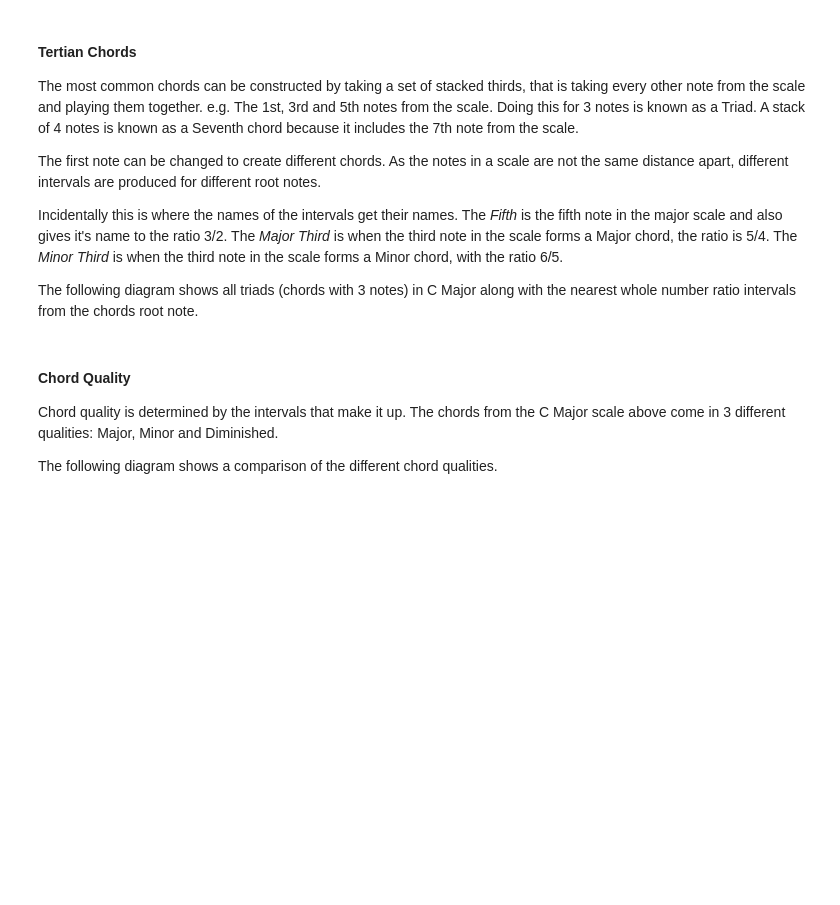
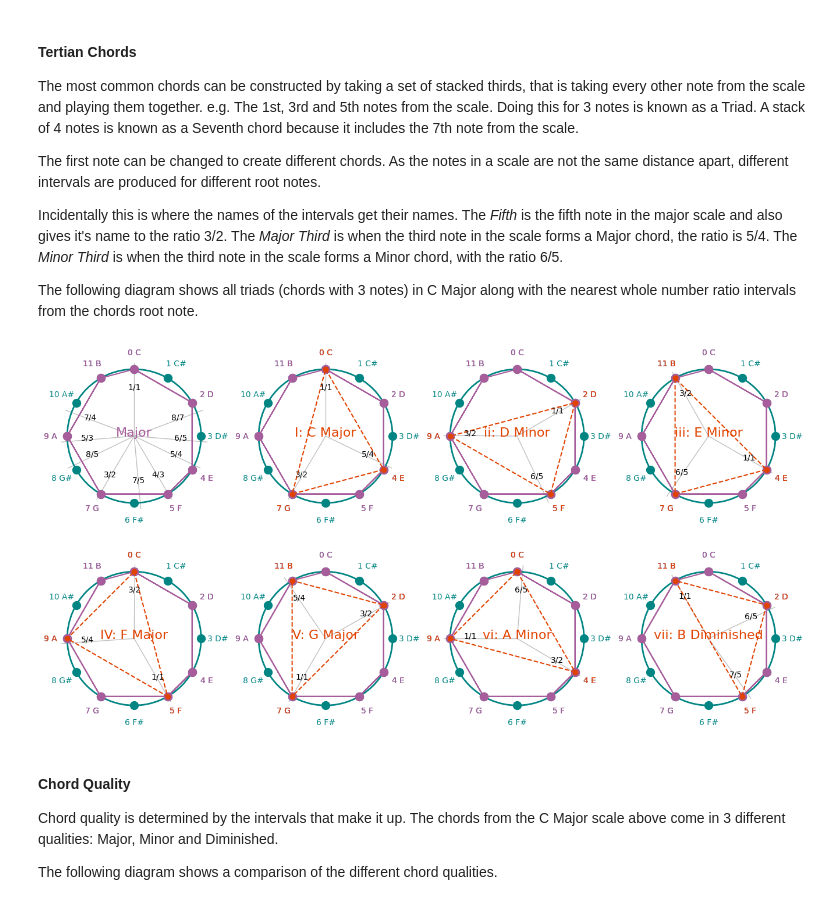
Before and after one commit to pigatron-industries/xen_quantizer, a Jupyter notebook: python/Scales_12EDO.ipynb, the cells around one changed output. Saved outputs shown, nothing was run; the diff lists cells and outputs as text; code cells hidden in the pictures; blank space fills up the shorter version.

```diff
--- a/python/Scales_12EDO.ipynb
+++ b/python/Scales_12EDO.ipynb
@@ -82,7 +87,7 @@ Incidentally this is where the names of the intervals get their names. The *Fift
 
 The following diagram shows all triads (chords with 3 notes) in C Major along with the nearest whole number ratio intervals from the chords root note.
 # %%
-chord_triad = tuning.Chord(scale_major, [0, 2, 4])
+chord_triad = Chord(scale_major, [0, 2, 4])
 
 plot = tuningplot.TuningPolarPlot(4, 4, 2, 8)
 plot.plotTuning(tuning_12edo)
@@ -97,33 +102,35 @@ plot.plot()
 plot.plotTuning(tuning_12edo)
 plot.plotScale(scale_major, 0, 2, "", True)
 plot.plotChord(chord_triad, 1, "ii: D Minor")
 plot.plotRatios([(1, 1), (3, 2), (6, 5)], 2/12)
 plot.plot()
 plot.plotTuning(tuning_12edo)
 plot.plotScale(scale_major, 0, 2, "", True)
 plot.plotChord(chord_triad, 2, "iii: E Minor")
 plot.plotRatios([(1, 1), (3, 2), (6, 5)], 4/12)
 plot.plot()
 plot.plotTuning(tuning_12edo)
 plot.plotScale(scale_major, 0, 2, "", True)
 plot.plotChord(chord_triad, 3, "IV: F Major")
 plot.plotRatios([(1, 1), (3, 2), (5, 4)], 5/12)
 plot.plot()
 plot.plotTuning(tuning_12edo)
 plot.plotScale(scale_major, 0, 2, "", True)
 plot.plotChord(chord_triad, 4, "V: G Major")
 plot.plotRatios([(1, 1), (3, 2), (5, 4)], 7/12)
 plot.plot()
 plot.plotTuning(tuning_12edo)
 plot.plotScale(scale_major, 0, 2, "", True)
 plot.plotChord(chord_triad, 5, "vi: A Minor")
 plot.plotRatios([(1, 1), (3, 2), (6, 5)], 9/12)
 plot.plot()
 plot.plotTuning(tuning_12edo)
 plot.plotScale(scale_major, 0, 2, "", True)
 plot.plotChord(chord_triad, 6, "vii: B Diminished")
 plot.plotRatios([(1, 1), (7, 5), (6, 5)], 11/12)
 plot.plot()
+# %% [output]
+[figure, added]
 # %% [markdown]
 #### Chord Quality
 
```
Also changed, not shown: parts of 6 cells of this notebook, 10 other files.
